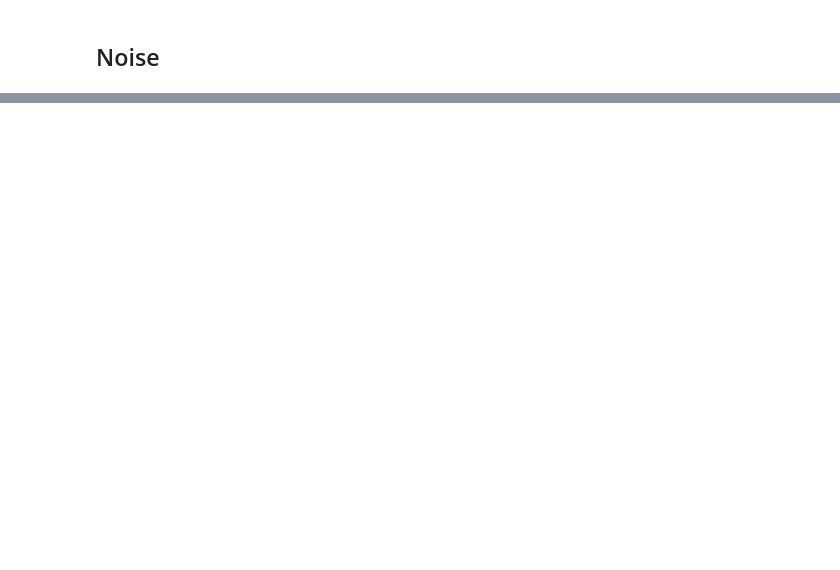
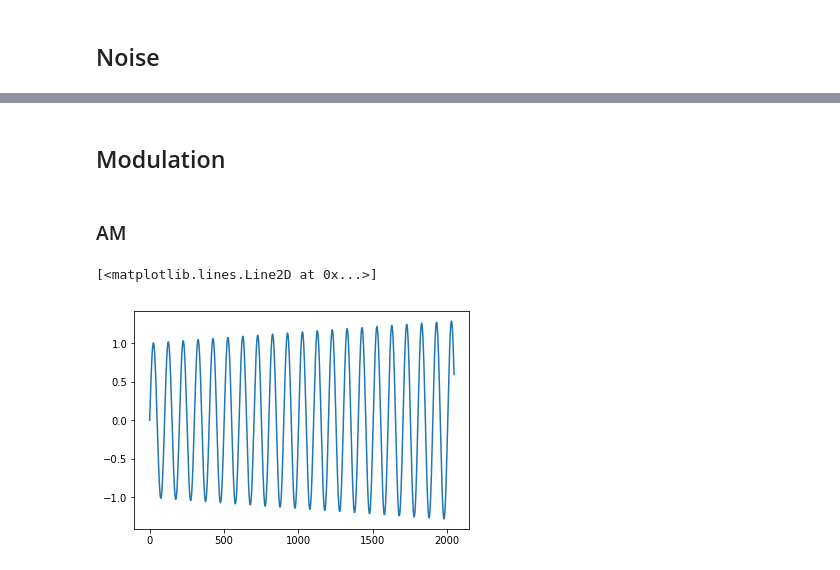
Before and after one commit to Misterion777/dsp, a Jupyter notebook: Lab1/Signals Generator.ipynb, the cells around one changed output, grey strips where cells are left out. Saved outputs shown, nothing was run; the diff lists cells and outputs as text; code cells hidden in the pictures; blank space fills up the shorter version.

Commit message:
modulations added

```diff
--- a/Lab1/Signals Generator.ipynb
+++ b/Lab1/Signals Generator.ipynb
@@ -156,0 +166,12 @@ display.Audio(url=dirname + 'noise.wav')
+# %% [markdown]
+## Modulation
+# %% [markdown]
+### AM
+# %%
+am = sine_wave(frequency=1, amplitude_func=lambda x: 1,duration=5)
+am_sine = sine_wave(frequency=440, am=am, m=1,duration=5)
+# %%
+plt.plot(np.arange(0,2048), am_sine[:2048])
+# %% [output]
+[<matplotlib.lines.Line2D at 0x...>]
+[figure, added]
```
Also changed, not shown: parts of 25 cells of this notebook, 6 other files.
